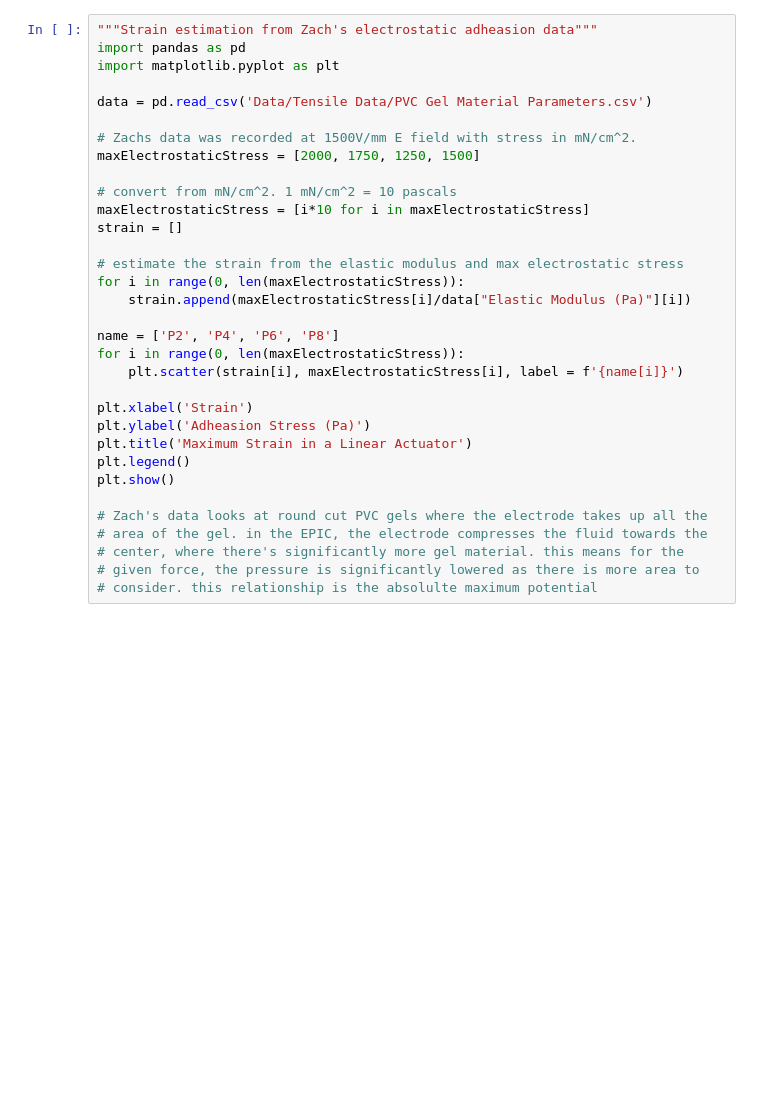
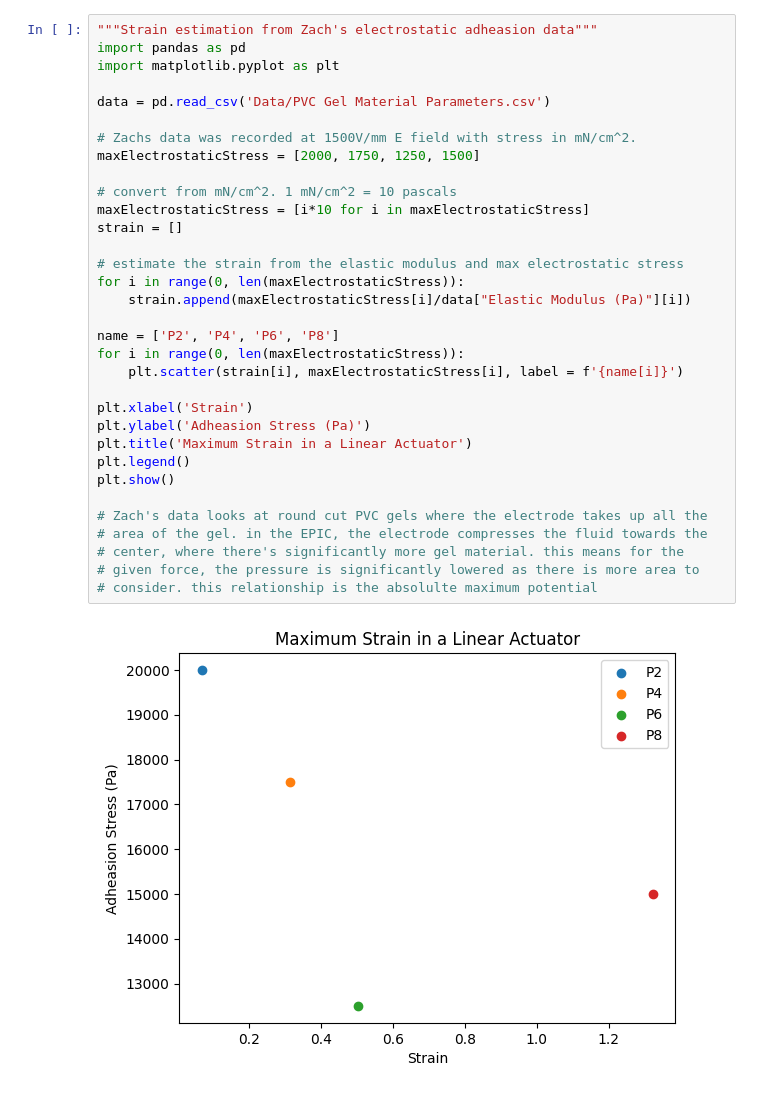
Before and after one commit to TheDuckenEngineer/PVC-Tensile-Experiment, a Jupyter notebook: Misc Processing.ipynb, the cells around one changed output. Saved outputs shown, nothing was run; the diff lists cells and outputs as text; blank space fills up the shorter version.

```diff
--- a/Misc Processing.ipynb
+++ b/Misc Processing.ipynb
@@ -3,31 +3,33 @@
 import pandas as pd
 import matplotlib.pyplot as plt
 
-data = pd.read_csv('Data/Tensile Data/PVC Gel Material Parameters.csv')
+data = pd.read_csv('Data/PVC Gel Material Parameters.csv')
 
 # Zachs data was recorded at 1500V/mm E field with stress in mN/cm^2.
 maxElectrostaticStress = [2000, 1750, 1250, 1500]
 
 # convert from mN/cm^2. 1 mN/cm^2 = 10 pascals
 maxElectrostaticStress = [i*10 for i in maxElectrostaticStress]
 strain = []
 
 # estimate the strain from the elastic modulus and max electrostatic stress
 for i in range(0, len(maxElectrostaticStress)):
     strain.append(maxElectrostaticStress[i]/data["Elastic Modulus (Pa)"][i])
 
 name = ['P2', 'P4', 'P6', 'P8']
 for i in range(0, len(maxElectrostaticStress)):
     plt.scatter(strain[i], maxElectrostaticStress[i], label = f'{name[i]}')
 
 plt.xlabel('Strain')
 plt.ylabel('Adheasion Stress (Pa)')
 plt.title('Maximum Strain in a Linear Actuator')
 plt.legend()
 plt.show()
 
 # Zach's data looks at round cut PVC gels where the electrode takes up all the
 # area of the gel. in the EPIC, the electrode compresses the fluid towards the
 # center, where there's significantly more gel material. this means for the
 # given force, the pressure is significantly lowered as there is more area to
 # consider. this relationship is the absolulte maximum potential
+# %% [output]
+[figure, added]
```
Also changed, not shown: 2 other files.
